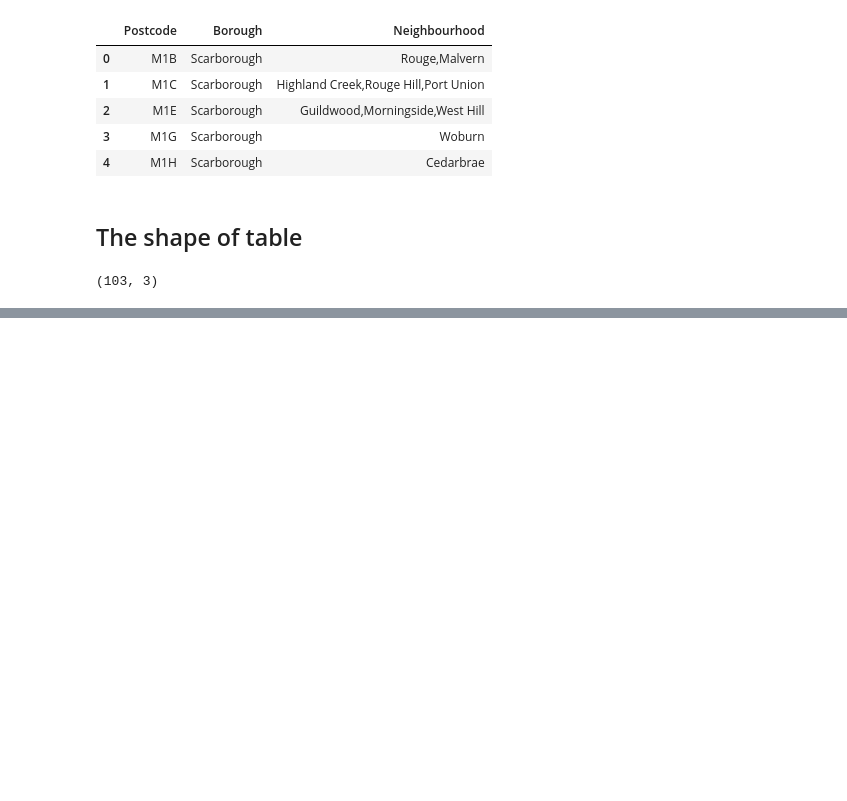
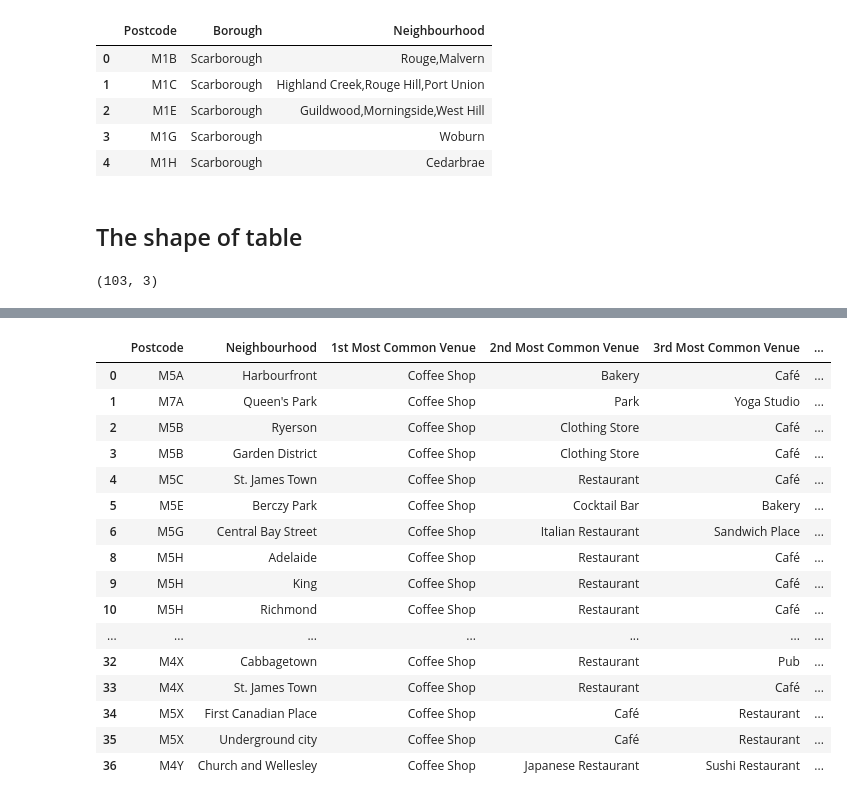
Before and after one commit to BowenYuan95/Coursera_Capstone, a Jupyter notebook: Neighborhoods_Toronto.ipynb, the cells around one changed output, grey strips where cells are left out. Cells and saved outputs as stored; diff of their text form; code cells hidden in the pictures; blank space fills up the shorter version.

```diff
--- a/Neighborhoods_Toronto.ipynb
+++ b/Neighborhoods_Toronto.ipynb
@@ -100,0 +469,21 @@ df.shape
+# %%
+num_top_venues = 10
+
+indicators = ['st', 'nd', 'rd']
+
+# create columns according to number of top venues
+columns = ['Neighborhood']
+for ind in np.arange(num_top_venues):
+    try:
+        columns.append('{}{} Most Common Venue'.format(ind+1, indicators[ind]))
+    except:
+        columns.append('{}th Most Common Venue'.format(ind+1))
+
+# create a new dataframe
+neighborhoods_venues_sorted = pd.DataFrame(columns=columns)
+neighborhoods_venues_sorted['Neighborhood'] = downtown_grouped['Neighborhood']
+
+for ind in np.arange(downtown_grouped.shape[0]):
+    neighborhoods_venues_sorted.iloc[ind, 1:] = return_most_common_venues(downtown_grouped.iloc[ind, :], num_top_venues)
+
+neighborhoods_venues_sorted.head()
@@ -100,0 +499,7 @@ df.shape
+# %%
+kclusters = 5
+downtown_grouped_clustering = downtown_grouped.drop('Neighborhood', 1)
+
+kmeans = KMeans(n_clusters=kclusters, random_state=0).fit(downtown_grouped_clustering)
+
+kmeans.labels_[0:10]
@@ -100,0 +508,2 @@ df.shape
+# %%
+neighborhoods_venues_sorted.insert(0, 'Cluster Labels', kmeans.labels_)
@@ -100,0 +512,7 @@ df.shape
+# %%
+downtown_merged = downtown_data
+
+# merge toronto_grouped with toronto_data to add latitude/longitude for each neighborhood
+downtown_merged = downtown_merged.join(neighborhoods_venues_sorted.set_index('Neighborhood'), on='Neighbourhood')
+
+downtown_merged.head() # check the last columns!
@@ -100,0 +549,20 @@ df.shape
+# %%
+downtown_merged.loc[downtown_merged['Cluster Labels'] == 0, downtown_merged.columns[[0] + [2] + list(range(6, downtown_merged.shape[1]))]]
+# %% [output]
+|  | Postcode | Neighbourhood | 1st Most Common Venue | 2nd Most Common Venue | 3rd Most Common Venue | ... |
+| 0 | M5A | Harbourfront | Coffee Shop | Bakery | Café | ... |
+| 1 | M7A | Queen's Park | Coffee Shop | Park | Yoga Studio | ... |
+| 2 | M5B | Ryerson | Coffee Shop | Clothing Store | Café | ... |
+| 3 | M5B | Garden District | Coffee Shop | Clothing Store | Café | ... |
+| 4 | M5C | St. James Town | Coffee Shop | Restaurant | Café | ... |
+| 5 | M5E | Berczy Park | Coffee Shop | Cocktail Bar | Bakery | ... |
+| 6 | M5G | Central Bay Street | Coffee Shop | Italian Restaurant | Sandwich Place | ... |
+| 8 | M5H | Adelaide | Coffee Shop | Restaurant | Café | ... |
+| 9 | M5H | King | Coffee Shop | Restaurant | Café | ... |
+| 10 | M5H | Richmond | Coffee Shop | Restaurant | Café | ... |
+| ... | ... | ... | ... | ... | ... | ... |
+| 32 | M4X | Cabbagetown | Coffee Shop | Restaurant | Pub | ... |
+| 33 | M4X | St. James Town | Coffee Shop | Restaurant | Café | ... |
+| 34 | M5X | First Canadian Place | Coffee Shop | Café | Restaurant | ... |
+| 35 | M5X | Underground city | Coffee Shop | Café | Restaurant | ... |
+| 36 | M4Y | Church and Wellesley | Coffee Shop | Japanese Restaurant | Sushi Restaurant | ... |
```
Also changed, not shown: parts of 41 cells of this notebook.
